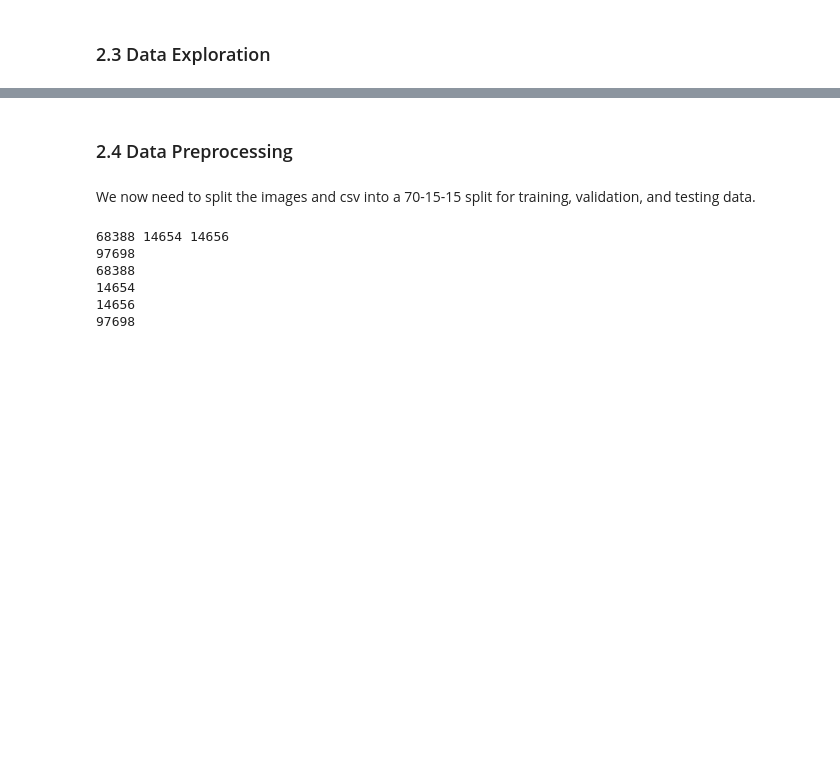
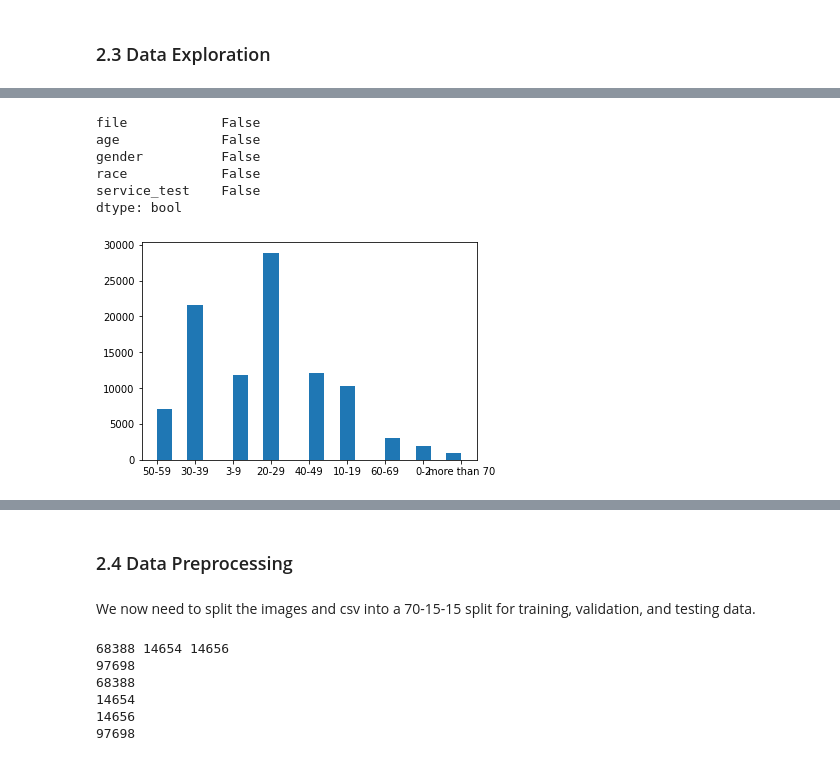
Before and after one commit to asherk7/EthniVision, a Jupyter notebook: ml/ethnivision_model_building.ipynb, the cells around one changed output, grey strips where cells are left out. Drawn from its saved outputs; the diff is of its cells as text; code cells hidden in the pictures; blank space fills up the shorter version.

```diff
--- a/ml/ethnivision_model_building.ipynb
+++ b/ml/ethnivision_model_building.ipynb
@@ -151,2 +165,15 @@ df.describe()
+# %%
+df.isna().any()
+# %% [output]
+file            False
+age             False
+gender          False
+race            False
+service_test    False
+dtype: bool
 # %%
 # graph distribution of ages
+plt.hist(df['age'], bins=20)
+plt.show()
+# %% [output]
+[figure, added]
```
Also changed, not shown: parts of 47 cells of this notebook, 2 other files.
